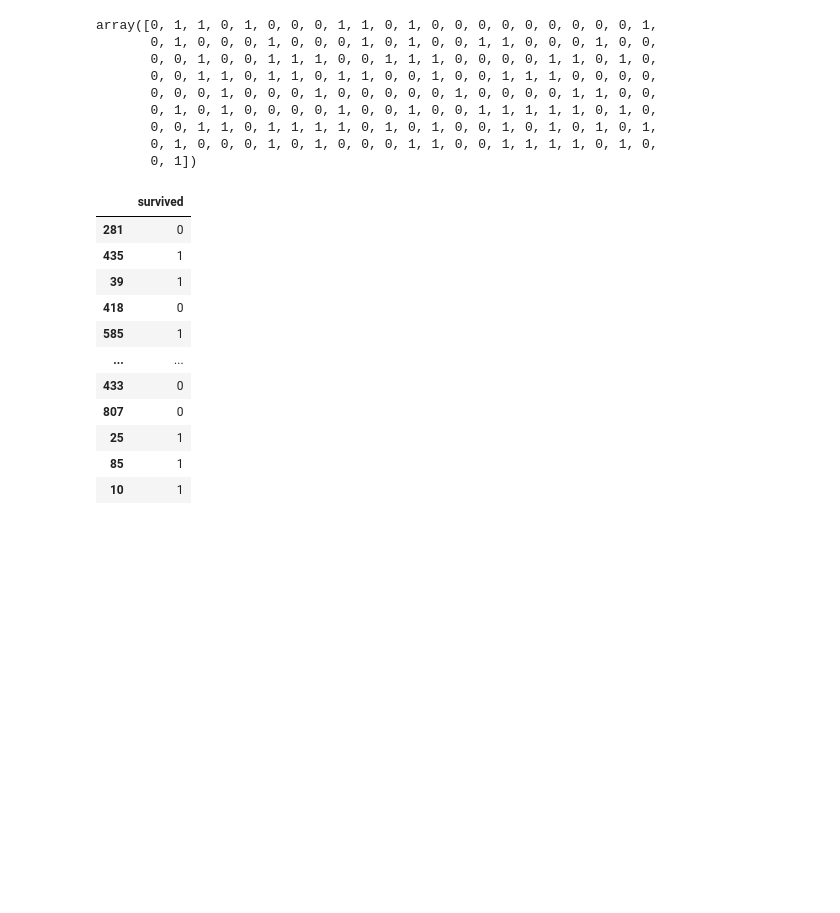
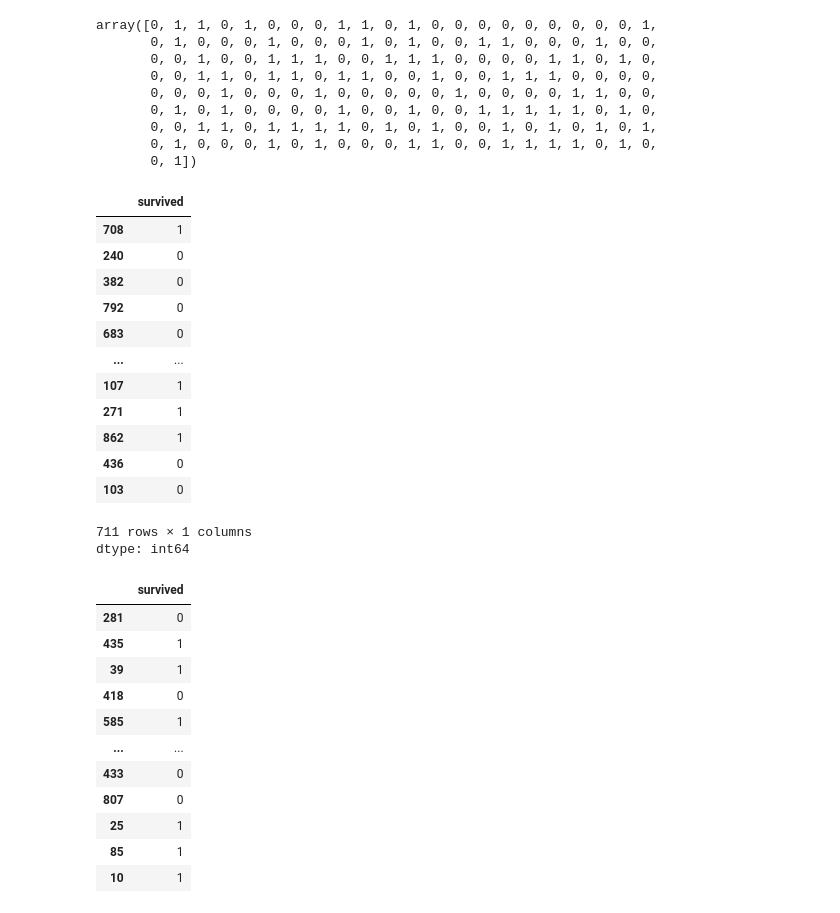
Before and after one commit to Abhisheksinha2004/Machine-Learning-Jupyter-Notebook, a Jupyter notebook: Titanic_Logistic_Regression/Titanic_Logistic_Regression.ipynb, the cells around one changed output. Drawn from its saved outputs; the diff is of its cells as text; code cells hidden in the pictures; blank space fills up the shorter version.

```diff
--- a/Titanic_Logistic_Regression/Titanic_Logistic_Regression.ipynb
+++ b/Titanic_Logistic_Regression/Titanic_Logistic_Regression.ipynb
@@ -98,6 +100,9 @@ df.head()
 | 2 | 1 | 3 | female | 26.0 | 0 | 0 | 7.9250 | S | True |
 | 3 | 1 | 1 | female | 35.0 | 1 | 0 | 53.1000 | S | False |
 | 4 | 0 | 3 | male | 35.0 | 0 | 0 | 8.0500 | S | True |
+# %%
+df["sex"] = le.fit_transform(df["sex"])
+df["embarked"] = le.fit_transform(df["embarked"])
 # %%
 df.head()
 # %% [output]
@@ -145,6 +150,23 @@ array([0, 1, 1, 0, 1, 0, 0, 0, 1, 1, 0, 1, 0, 0, 0, 0, 0, 0, 0, 0, 0, 1,
        0, 0, 1, 1, 0, 1, 1, 1, 1, 0, 1, 0, 1, 0, 0, 1, 0, 1, 0, 1, 0, 1,
        0, 1, 0, 0, 0, 1, 0, 1, 0, 0, 0, 1, 1, 0, 0, 1, 1, 1, 1, 0, 1, 0,
        0, 1])
+# %%
+y_train
+# %% [output]
+|  | survived |
+| 708 | 1 |
+| 240 | 0 |
+| 382 | 0 |
+| 792 | 0 |
+| 683 | 0 |
+| ... | ... |
+| 107 | 1 |
+| 271 | 1 |
+| 862 | 1 |
+| 436 | 0 |
+| 103 | 0 |
+711 rows × 1 columns
+dtype: int64
 # %%
 y_test
 # %% [output]
```
Also changed, not shown: parts of 17 cells of this notebook.
